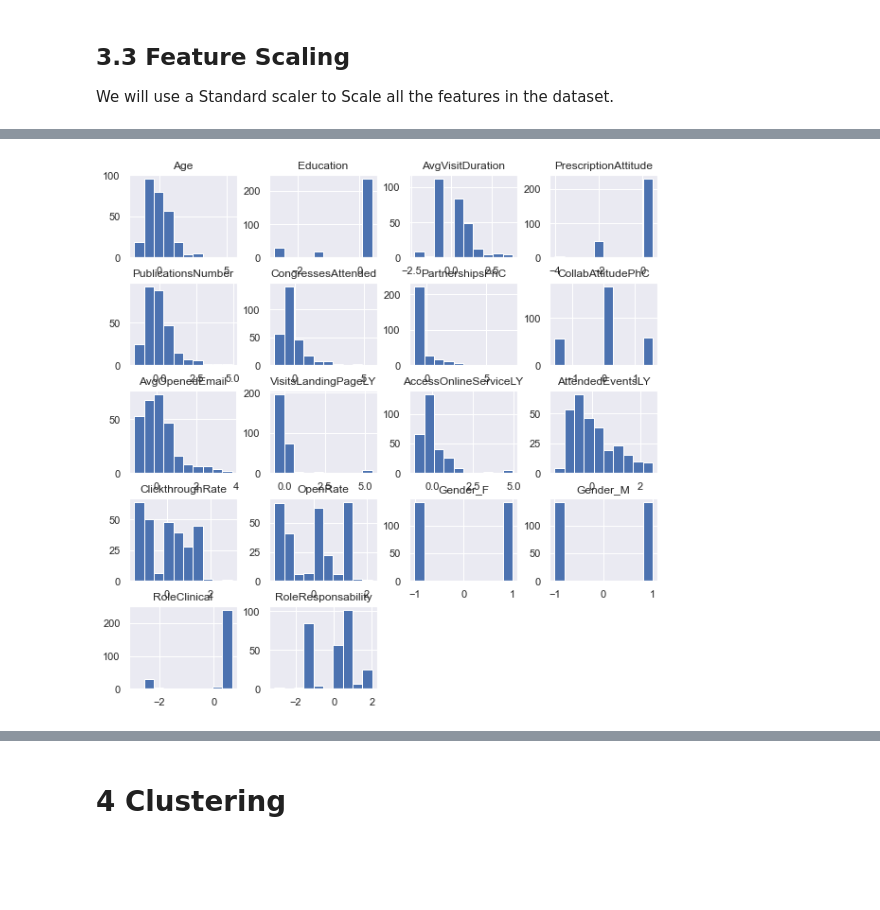
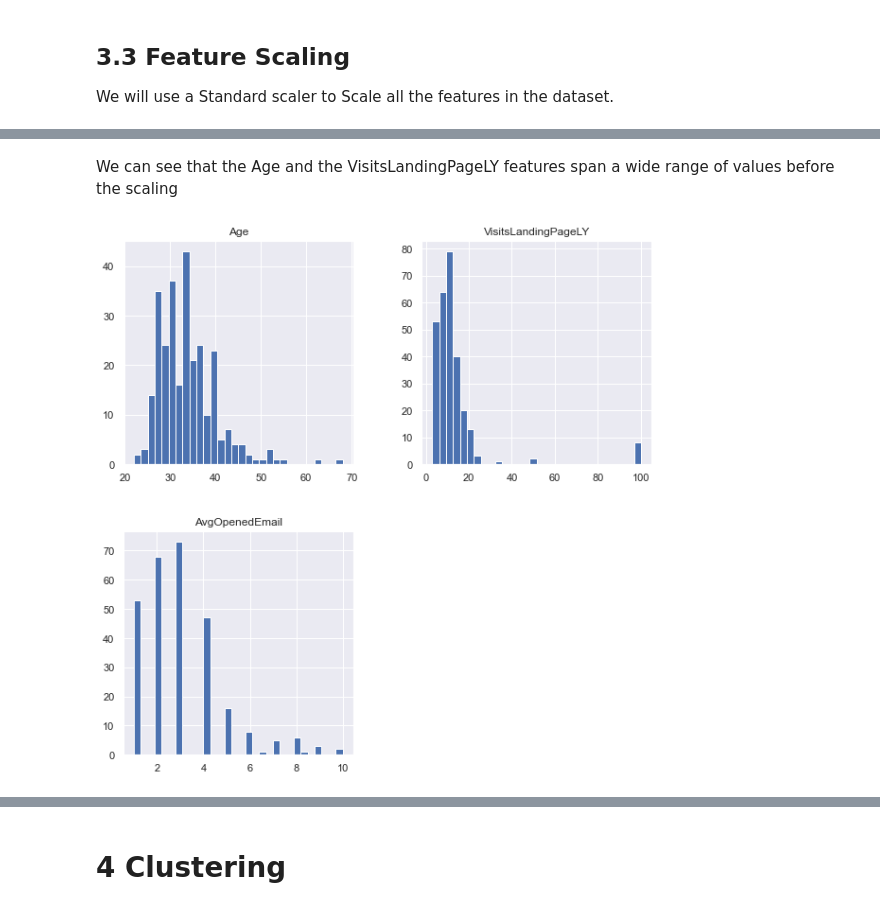
Before and after one commit to gtanzi/rcs_customer_segmentation, a Jupyter notebook: RCS_WorkSession.ipynb, the cells around one changed output, grey strips where cells are left out. Drawn from its saved outputs; the diff is of its cells as text; code cells hidden in the pictures; blank space fills up the shorter version.

```diff
--- a/RCS_WorkSession.ipynb
+++ b/RCS_WorkSession.ipynb
@@ -562,3 +575,10 @@ from sklearn.preprocessing import StandardScaler
+# %% [markdown]
+We can see that the Age and the VisitsLandingPageLY features span a wide range of values before the scaling
+# %%
+plt.figure(figsize=(10,10))
+data2[['Age','VisitsLandingPageLY','AvgOpenedEmail']].hist(bins=30,ax=plt.gca());
+# %% [output]
+[figure, added]
 # %%
 final_features = ['Age', 'Education', 'AvgVisitDuration',
        'PrescriptionAttitude', 'PublicationsNumber', 'CongressesAttended',
@@ -570,4 +590,0 @@ data2 = data2.fillna(0)
-# %%
-data2.hist();
-# %% [output]
-[figure, removed]
```
Also changed, not shown: parts of 20 cells of this notebook, 1 other file.
